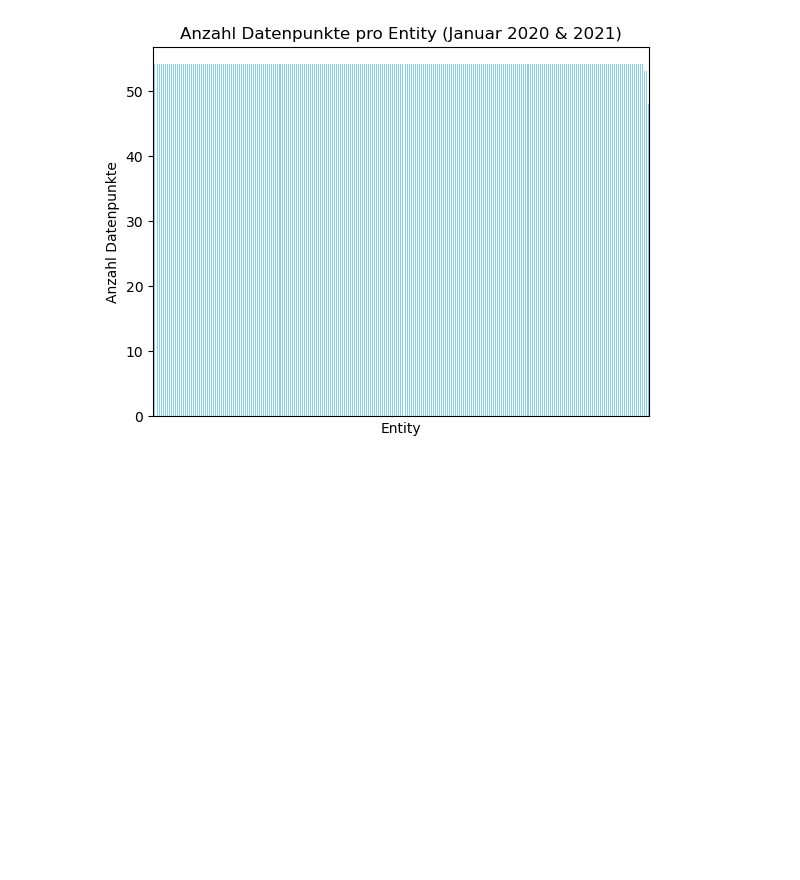
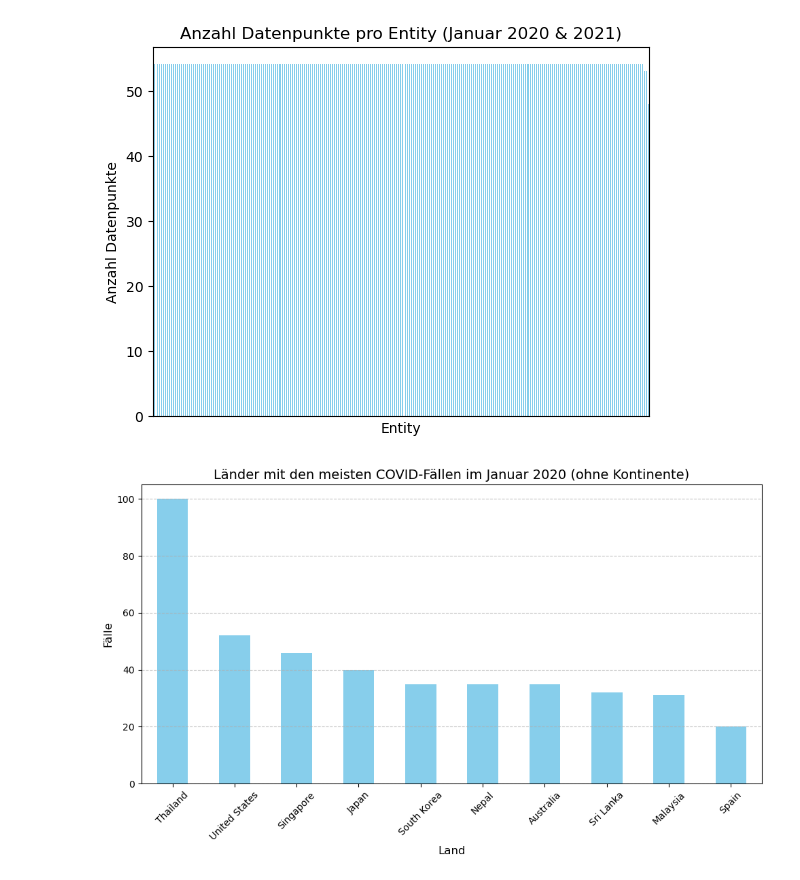
Before and after one commit to dieratob/LN-2_Informatik, a Jupyter notebook: COVID_Zahlen_LN2.ipynb, the cells around one changed output. Cells and saved outputs as stored; diff of their text form; code cells hidden in the pictures; blank space fills up the shorter version.

```diff
--- a/COVID_Zahlen_LN2.ipynb
+++ b/COVID_Zahlen_LN2.ipynb
@@ -82,3 +82,43 @@ plt.title('Anzahl Datenpunkte pro Entity (Januar 2020 & 2021)')  # Diagrammtitel
 plt.show()
 # %% [output]
 [figure]
+# %%
+
+# Alles was keine Länder sind wird ausgeschlossen und auch China da dieses mir abstand am Meisten Fälle haben als "Ground Zero"
+excluded_entities = [
+    'Africa', 'Asia', 'Asia excl. China', 'Europe', 'European Union (27)',
+    'High-income countries', 'Lower-middle-income countries',
+    'Low-income countries', 'North America', 'Oceania', 'South America',
+    'Upper-middle-income countries', 'World', 'World excl. China',
+    'World excl. China and South Korea',
+    'World excl. China, South Korea, Japan and Singapore', "China"
+]
+
+# Daten filtern: Nur für Januar 2020
+Januar2020 = df[(df['Day'].dt.year == 2020) & (df['Day'].dt.month == 1)]
+
+# Entferne die auszuschließenden Entities
+Januar2020_filtered = Januar2020[~Januar2020['Entity'].isin(excluded_entities)]
+
+# Aggregiere die Fälle nach Land (ohne Kontinente und ausgeschlossene Entities)
+country_cases = Januar2020_filtered.groupby('Entity')['Weekly cases'].sum().sort_values(ascending=False)
+
+# Wähle die Top 5 Länder
+top_countries = country_cases.head(10)
+
+# Plot erstellen
+plt.figure(figsize=(10, 6))
+top_countries.plot(kind='bar', color='skyblue')
+
+# Titel und Achsenbeschriftungen hinzufügen
+plt.title('Länder mit den meisten COVID-Fällen im Januar 2020 (ohne Kontinente)', fontsize=14)
+plt.xlabel('Land', fontsize=12)
+plt.ylabel('Fälle', fontsize=12)
+plt.xticks(rotation=45)
+plt.grid(axis='y', linestyle='--', alpha=0.7)
+
+# Plot anzeigen
+plt.tight_layout()
+plt.show()
+# %% [output]
+[figure, added]
```
Also changed, not shown: parts of 1 cell of this notebook.
